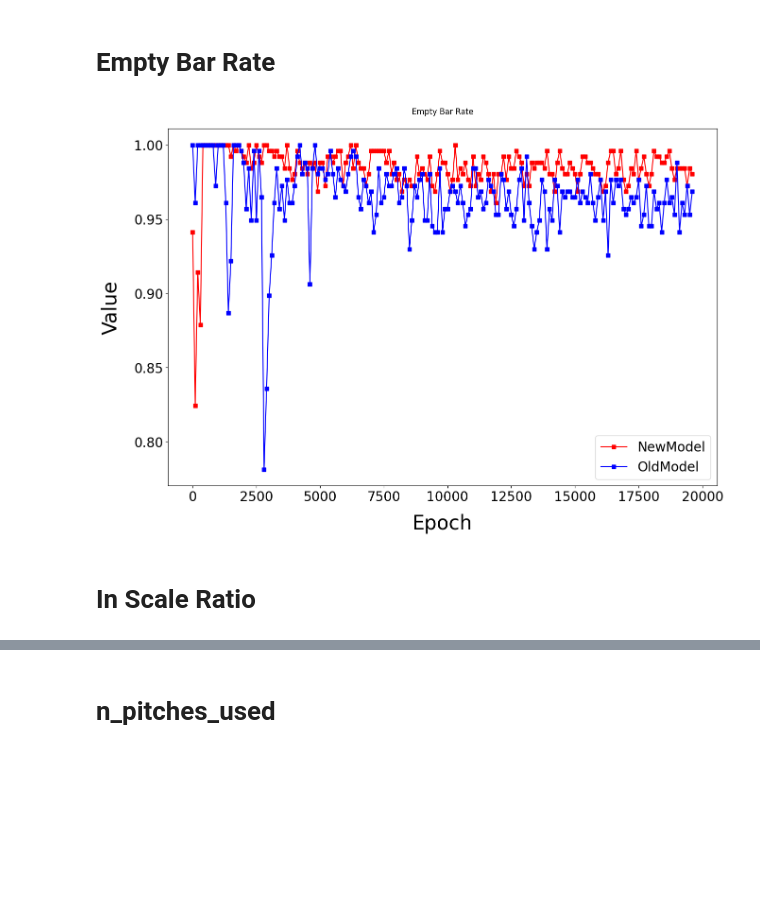
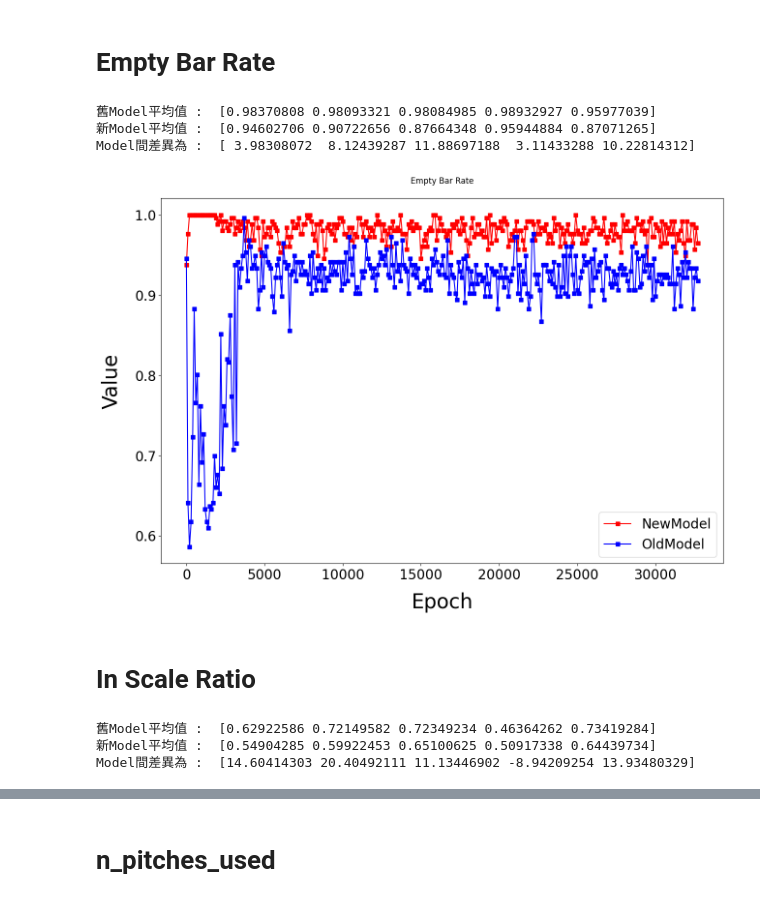
Before and after one commit to Han1018/BeatGAN, a Jupyter notebook: Results/CollectRef.ipynb, the cells around one changed output, grey strips where cells are left out. Saved outputs shown, nothing was run; the diff lists cells and outputs as text; code cells hidden in the pictures; blank space fills up the shorter version.

```diff
--- a/Results/CollectRef.ipynb
+++ b/Results/CollectRef.ipynb
@@ -79,7 +101,7 @@ plt.show()
 # Empty Bar Rate
 # %%
 folderPath = './eval_popRock/empty_bar_rate/'
-old_FolderPath = './eval_popRock_old/empty_bar_rate/'
+old_FolderPath = './eval_popRock_new/empty_bar_rate/'
 
 allFiles = gb.glob(folderPath+'*.npy')
 old_allFiles = gb.glob(old_FolderPath+'*.npy')
@@ -113,10 +135,14 @@ old_epochValue_3 = []
 old_epochValue_4 = []
 old_epochValue_5 = []
 
+value_count = np.array([0.0, 0.0, 0.0, 0.0, 0.0])
+oldValue_count = np.array([0.0, 0.0, 0.0, 0.0, 0.0])
+
 # 讀取每個epoch的值
 for i in range(times) :
   value = np.load(newFiles[i])
   old_value = np.load(old_newFiles[i])
+
   epochValue_1.append(value[0])
   epochValue_2.append(value[1])
   epochValue_3.append(value[2])
@@ -128,37 +154,53 @@ for i in range(times) :
   old_epochValue_3.append(old_value[2])
   old_epochValue_4.append(old_value[3])
   old_epochValue_5.append(old_value[4])
+
+  # 計算總共的值
+  value_count = np.add(value_count, value)
+  oldValue_count = np.add(oldValue_count, old_value)
+
+new_mean = np.divide(value_count,times)
+old_mean = np.divide(oldValue_count,times)
+print('舊Model平均值 : ',new_mean)
+print('新Model平均值 : ',old_mean)
+diff = np.divide(new_mean,old_mean)
+persent_diff =np.subtract(np.multiply(diff,100),100)
+print('Model間差異為 : ',persent_diff)
+# %% [output]
+舊Model平均值 :  [0.98370808 0.98093321 0.98084985 0.98932927 0.95977039]
+新Model平均值 :  [0.94602706 0.90722656 0.87664348 0.95944884 0.87071265]
+Model間差異為 :  [ 3.98308072  8.12439287 11.88697188  3.11433288 10.22814312]
 # %%
 import matplotlib.pyplot as plt
 
 epoch = [x*100 for x in range(times)]
 
 # 設定圖片大小為長20、寬15
 plt.figure(figsize=(15,10),dpi=100,linewidth = 2)
 
 # 把資料放進來並指定對應的X軸、Y軸的資料，用方形做標記(s-)，並指定線條顏色為紅色，使用label標記線條含意
-plt.plot(epoch,epochValue_1,'s-',color = 'r', label="NewModel")
-plt.plot(epoch,old_epochValue_1,'s-',color = 'b', label="OldModel")
+plt.plot(epoch,epochValue_2,'s-',color = 'r', label="NewModel")
+plt.plot(epoch,old_epochValue_2,'s-',color = 'b', label="OldModel")
 
 # 設定圖片標題，以及指定字型設定，x代表與圖案最左側的距離，y代表與圖片的距離
 plt.title("Empty Bar Rate", x=0.5, y=1.03)
 plt.xticks(fontsize=20)
 plt.yticks(fontsize=20)
 # 標示x軸(labelpad代表與圖片的距離)
 plt.xlabel("Epoch", fontsize=30, labelpad = 15)
 # 標示y軸(labelpad代表與圖片的距離)
 plt.ylabel("Value", fontsize=30, labelpad = 20)
 
 # 顯示出線條標記位置
 plt.legend(loc = "best", fontsize=20)
 plt.show()
 # %% [output]
-[figure, old version]
+[figure, new version]
 # %% [markdown]
 # In Scale Ratio
 # %%
 folderPath = './eval_popRock/in_scale_ratio/'
-old_FolderPath = './eval_popRock_old/in_scale_ratio/'
+old_FolderPath = './eval_popRock_new/in_scale_ratio/'
 
 allFiles = gb.glob(folderPath+'*.npy')
 old_allFiles = gb.glob(old_FolderPath+'*.npy')
@@ -192,6 +234,9 @@ old_epochValue_3 = []
 old_epochValue_4 = []
 old_epochValue_5 = []
 
+value_count = np.array([0.0, 0.0, 0.0, 0.0, 0.0])
+oldValue_count = np.array([0.0, 0.0, 0.0, 0.0, 0.0])
+
 # 讀取每個epoch的值
 for i in range(times) :
   value = np.load(newFiles[i])
@@ -207,6 +252,22 @@ for i in range(times) :
   old_epochValue_3.append(old_value[2])
   old_epochValue_4.append(old_value[3])
   old_epochValue_5.append(old_value[4])
+
+  # 計算總共的值
+  value_count = np.add(value_count, value)
+  oldValue_count = np.add(oldValue_count, old_value)
+
+new_mean = np.divide(value_count,times)
+old_mean = np.divide(oldValue_count,times)
+print('舊Model平均值 : ',new_mean)
+print('新Model平均值 : ',old_mean)
+diff = np.divide(new_mean,old_mean)
+persent_diff =np.subtract(np.multiply(diff,100),100)
+print('Model間差異為 : ',persent_diff)
+# %% [output]
+舊Model平均值 :  [0.62922586 0.72149582 0.72349234 0.46364262 0.73419284]
+新Model平均值 :  [0.54904285 0.59922453 0.65100625 0.50917338 0.64439734]
+Model間差異為 :  [14.60414303 20.40492111 11.13446902 -8.94209254 13.93480329]
 # %%
 import matplotlib.pyplot as plt
 
```
Also changed, not shown: parts of 8 cells of this notebook.
